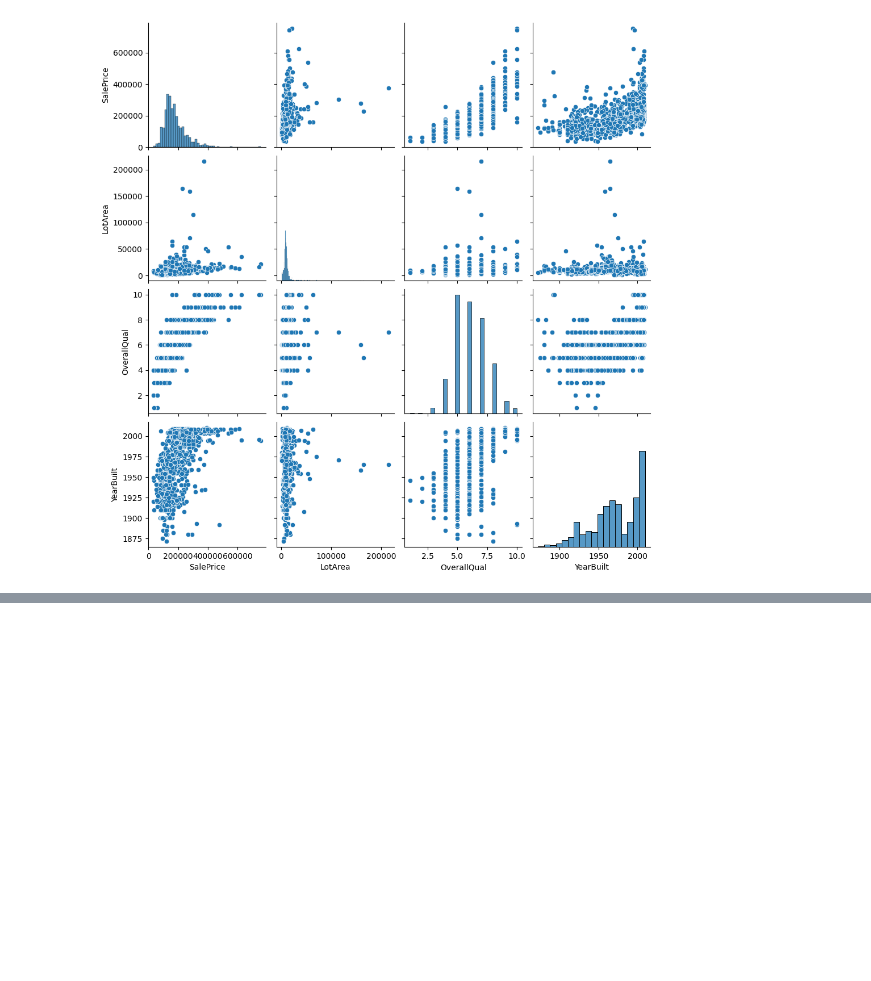
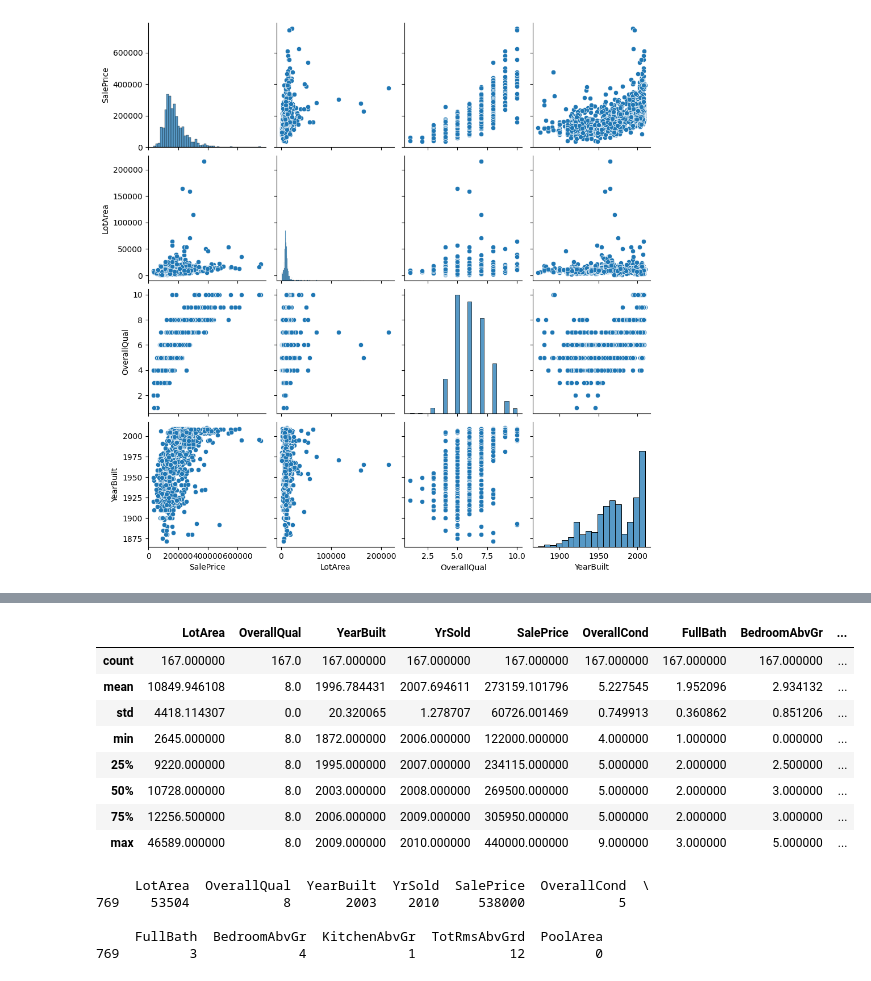
Before and after one commit to alearauj/mentoriabv, a Jupyter notebook: Mentoria_BV_Análise_de_dados.ipynb, the cells around one changed output, grey strips where cells are left out. Cells and saved outputs as stored; diff of their text form; code cells hidden in the pictures; blank space fills up the shorter version.

```diff
--- a/Mentoria_BV_Análise_de_dados.ipynb
+++ b/Mentoria_BV_Análise_de_dados.ipynb
@@ -361,0 +393,6 @@ plt.show()
+# %%
+# Filtrar o DataFrame para obter apenas as linhas onde OverallQual é igual a 8
+filtered_df = df[(df['OverallQual'] == 8) & (df['SalePrice'] < 500000)]
+
+# Exibir os dados filtrados
+print(filtered_df)
@@ -361,0 +417,24 @@ plt.show()
+# %%
+filtered_df.describe()
+# %% [output]
+|  | LotArea | OverallQual | YearBuilt | YrSold | SalePrice | OverallCond | FullBath | BedroomAbvGr | ... |
+| count | 167.000000 | 167.0 | 167.000000 | 167.000000 | 167.000000 | 167.000000 | 167.000000 | 167.000000 | ... |
+| mean | 10849.946108 | 8.0 | 1996.784431 | 2007.694611 | 273159.101796 | 5.227545 | 1.952096 | 2.934132 | ... |
+| std | 4418.114307 | 0.0 | 20.320065 | 1.278707 | 60726.001469 | 0.749913 | 0.360862 | 0.851206 | ... |
+| min | 2645.000000 | 8.0 | 1872.000000 | 2006.000000 | 122000.000000 | 4.000000 | 1.000000 | 0.000000 | ... |
+| 25% | 9220.000000 | 8.0 | 1995.000000 | 2007.000000 | 234115.000000 | 5.000000 | 2.000000 | 2.500000 | ... |
+| 50% | 10728.000000 | 8.0 | 2003.000000 | 2008.000000 | 269500.000000 | 5.000000 | 2.000000 | 3.000000 | ... |
+| 75% | 12256.500000 | 8.0 | 2006.000000 | 2009.000000 | 305950.000000 | 5.000000 | 2.000000 | 3.000000 | ... |
+| max | 46589.000000 | 8.0 | 2009.000000 | 2010.000000 | 440000.000000 | 9.000000 | 3.000000 | 5.000000 | ... |
+# %%
+# Filtrar o DataFrame para obter apenas as linhas onde OverallQual é igual a 8
+filtered_df = df[(df['OverallQual'] == 8) & (df['SalePrice'] > 500000)]
+
+# Exibir os dados filtrados
+print(filtered_df)
+# %% [output]
+     LotArea  OverallQual  YearBuilt  YrSold  SalePrice  OverallCond  \
+769    53504            8       2003    2010     538000            5
+
+     FullBath  BedroomAbvGr  KitchenAbvGr  TotRmsAbvGrd  PoolArea
+769         3             4             1            12         0
```
Also changed, not shown: parts of 6 cells of this notebook.
